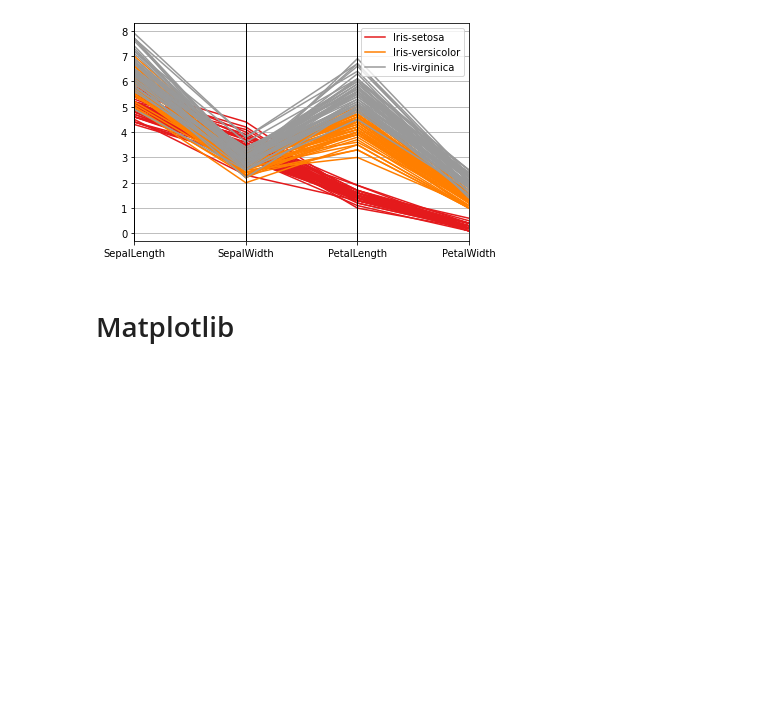
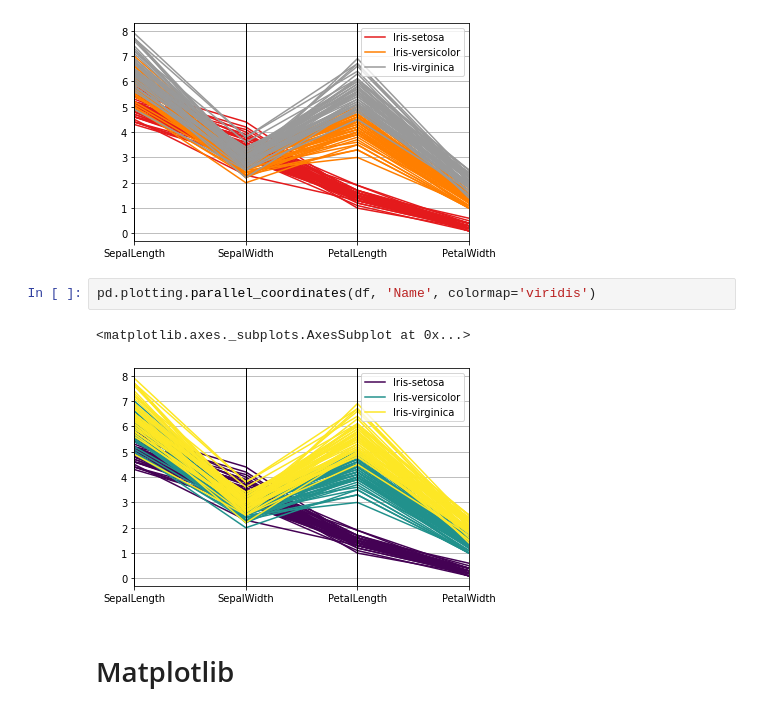
Before and after one commit to pornnakanok/BasicProg_DataViz65, a Jupyter notebook: DataViz01_Table_Data.ipynb, the cells around one changed output. Cells and saved outputs as stored; diff of their text form; blank space fills up the shorter version.

Commit message:
visualize table

```diff
--- a/DataViz01_Table_Data.ipynb
+++ b/DataViz01_Table_Data.ipynb
@@ -126,6 +126,11 @@ pd.plotting.parallel_coordinates(df, 'Name', colormap='Set1')
 # %% [output]
 <matplotlib.axes._subplots.AxesSubplot at 0x...>
 [figure]
+# %%
+pd.plotting.parallel_coordinates(df, 'Name', colormap='viridis')
+# %% [output]
+<matplotlib.axes._subplots.AxesSubplot at 0x...>
+[figure, added]
 # %% [markdown]
 # Matplotlib
 # %%
```
Also changed, not shown: parts of 7 cells of this notebook.
